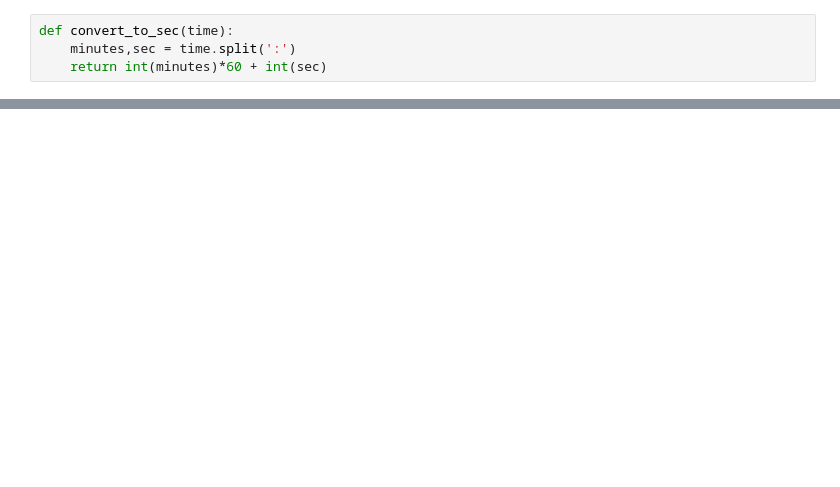
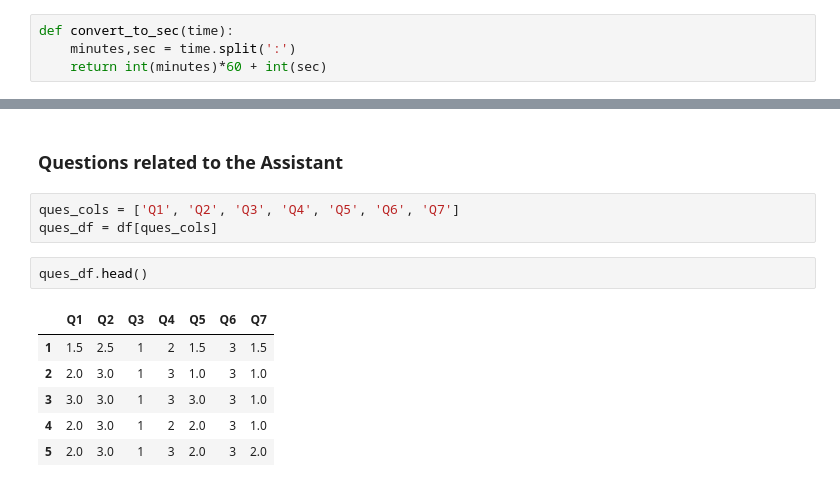
Before and after one commit to abhilashshakti/DesignAssistant, a Jupyter notebook: Participant Data Analysis.ipynb, the cells around one changed output, grey strips where cells are left out. Drawn from its saved outputs; the diff is of its cells as text; blank space fills up the shorter version.

```diff
--- a/Participant Data Analysis.ipynb
+++ b/Participant Data Analysis.ipynb
@@ -46,3 +58,17 @@ plt.ylabel('Time (sec)')
 # %% [output]
 <matplotlib.text.Text at 0x...>
 [drawing not drawn]
+# %% [markdown]
+### Questions related to the Assistant
+# %%
+ques_cols = ['Q1', 'Q2', 'Q3', 'Q4', 'Q5', 'Q6', 'Q7']
+ques_df = df[ques_cols]
+# %%
+ques_df.head()
+# %% [output]
+|  | Q1 | Q2 | Q3 | Q4 | Q5 | Q6 | Q7 |
+| 1 | 1.5 | 2.5 | 1 | 2 | 1.5 | 3 | 1.5 |
+| 2 | 2.0 | 3.0 | 1 | 3 | 1.0 | 3 | 1.0 |
+| 3 | 3.0 | 3.0 | 1 | 3 | 3.0 | 3 | 1.0 |
+| 4 | 2.0 | 3.0 | 1 | 2 | 2.0 | 3 | 1.0 |
+| 5 | 2.0 | 3.0 | 1 | 3 | 2.0 | 3 | 2.0 |
```
Also changed, not shown: parts of 14 cells of this notebook, 1 other file.
